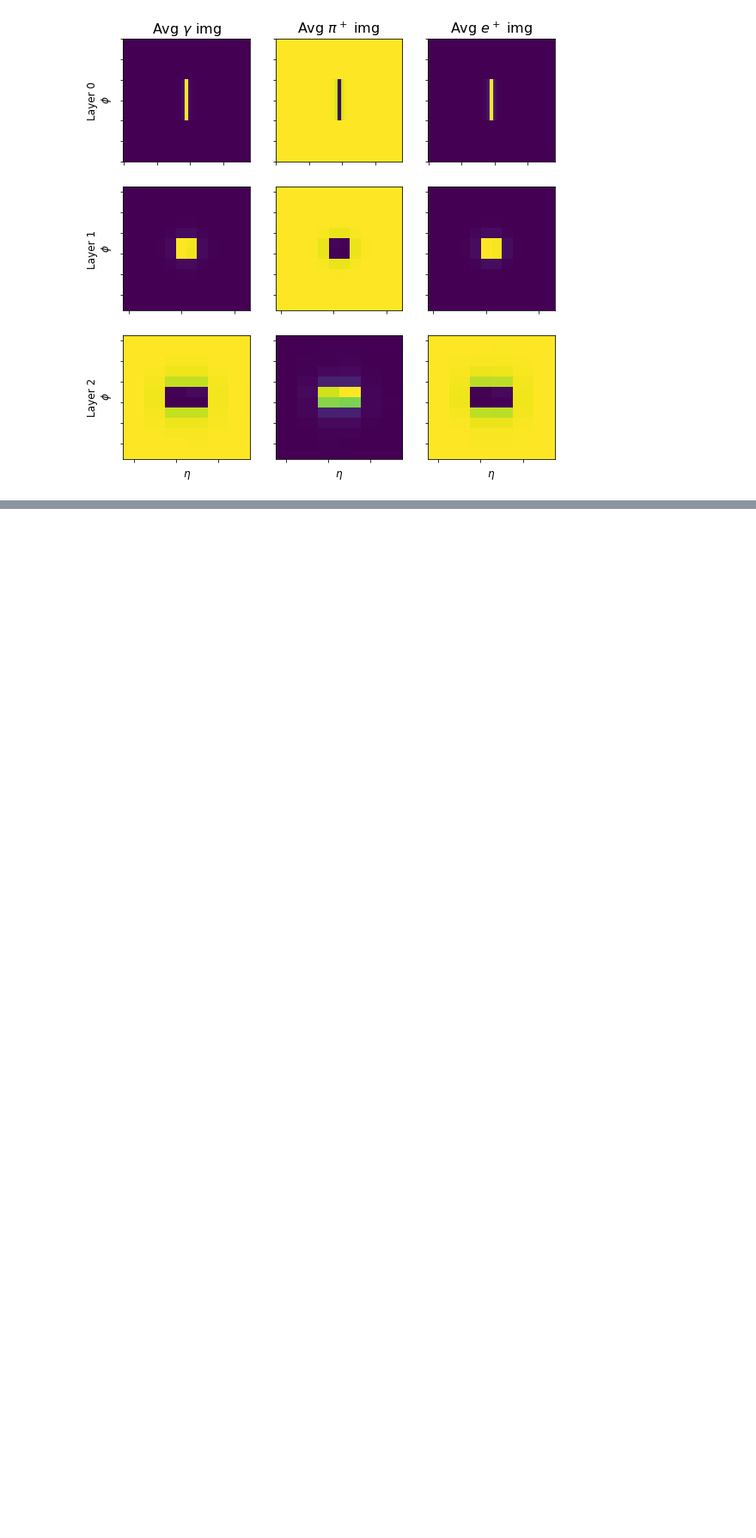
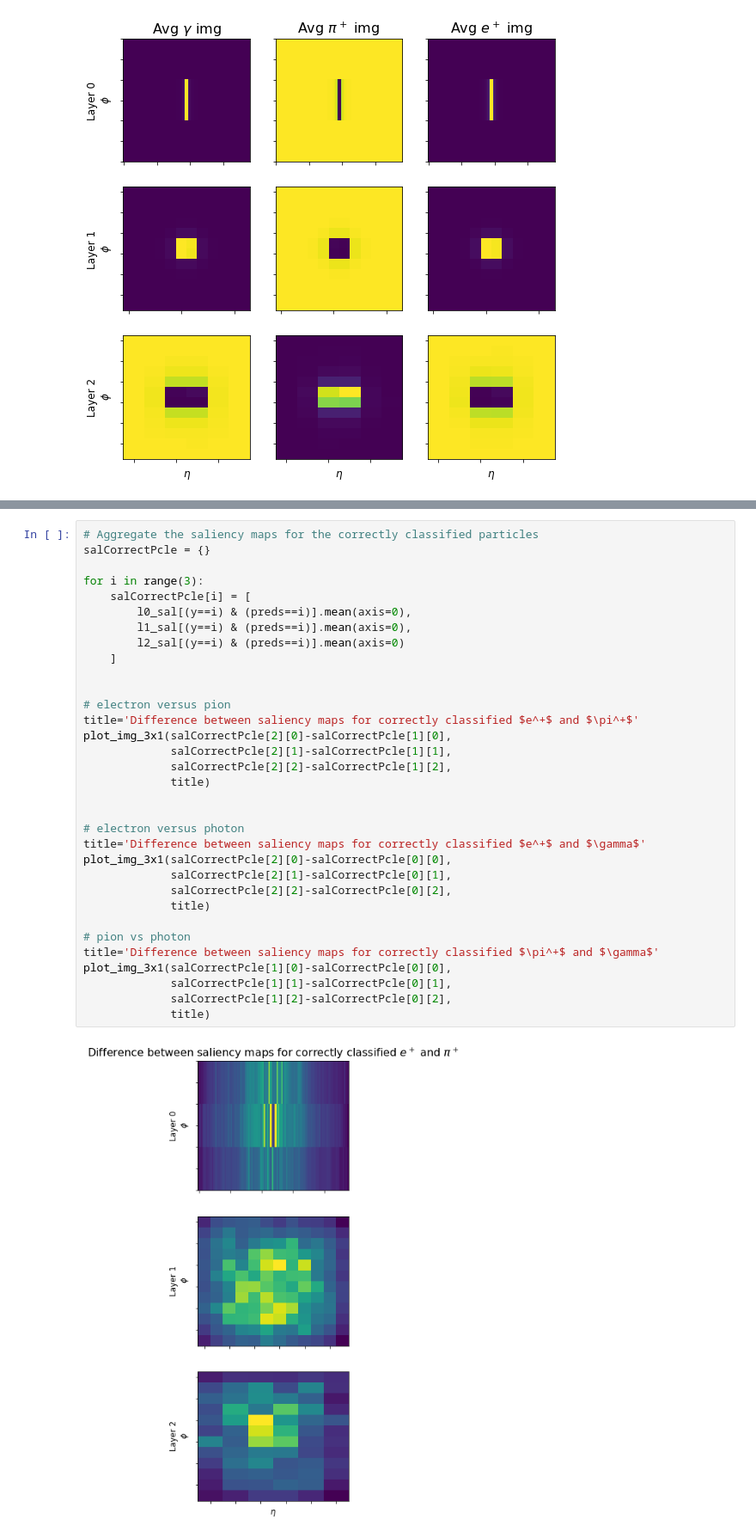
Before and after one commit to nhartman94/CNN_Project, a Jupyter notebook: Notebooks/Visualizations.ipynb, the cells around one changed output, grey strips where cells are left out. Shown at 86% size. Drawn from its saved outputs; the diff is of its cells as text; blank space fills up the shorter version.

```diff
--- a/Notebooks/Visualizations.ipynb
+++ b/Notebooks/Visualizations.ipynb
@@ -317,0 +331,35 @@ plt.show()
+# %%
+# Aggregate the saliency maps for the correctly classified particles
+salCorrectPcle = {}
+
+for i in range(3):
+    salCorrectPcle[i] = [
+        l0_sal[(y==i) & (preds==i)].mean(axis=0),
+        l1_sal[(y==i) & (preds==i)].mean(axis=0),
+        l2_sal[(y==i) & (preds==i)].mean(axis=0)
+    ]
+
+
+# electron versus pion
+title='Difference between saliency maps for correctly classified $e^+$ and $\pi^+$'
+plot_img_3x1(salCorrectPcle[2][0]-salCorrectPcle[1][0],
+             salCorrectPcle[2][1]-salCorrectPcle[1][1],
+             salCorrectPcle[2][2]-salCorrectPcle[1][2],
+             title)
+
+
+# electron versus photon
+title='Difference between saliency maps for correctly classified $e^+$ and $\gamma$'
+plot_img_3x1(salCorrectPcle[2][0]-salCorrectPcle[0][0],
+             salCorrectPcle[2][1]-salCorrectPcle[0][1],
+             salCorrectPcle[2][2]-salCorrectPcle[0][2],
+             title)
+
+# pion vs photon
+title='Difference between saliency maps for correctly classified $\pi^+$ and $\gamma$'
+plot_img_3x1(salCorrectPcle[1][0]-salCorrectPcle[0][0],
+             salCorrectPcle[1][1]-salCorrectPcle[0][1],
+             salCorrectPcle[1][2]-salCorrectPcle[0][2],
+             title)
+# %% [output]
+[figure, added]
```
Also changed, not shown: parts of 12 cells of this notebook.
